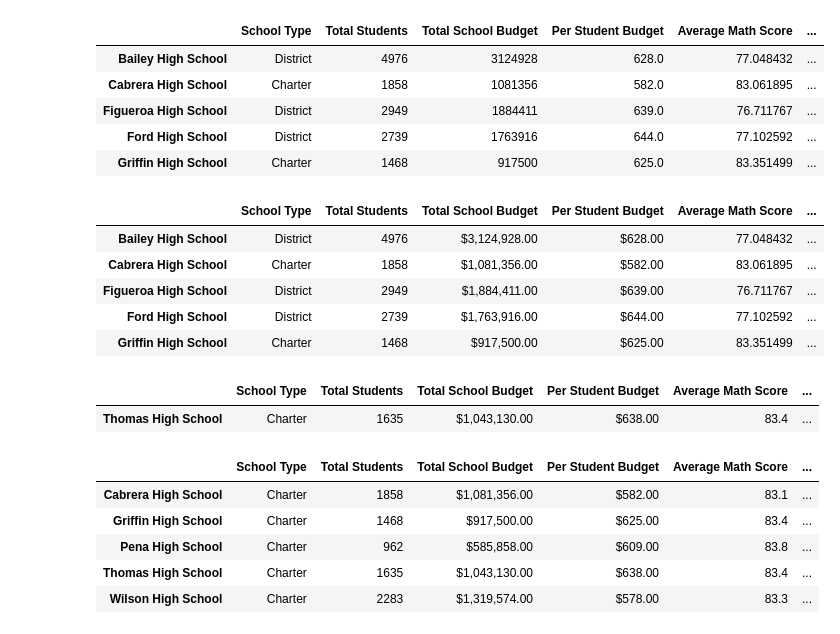
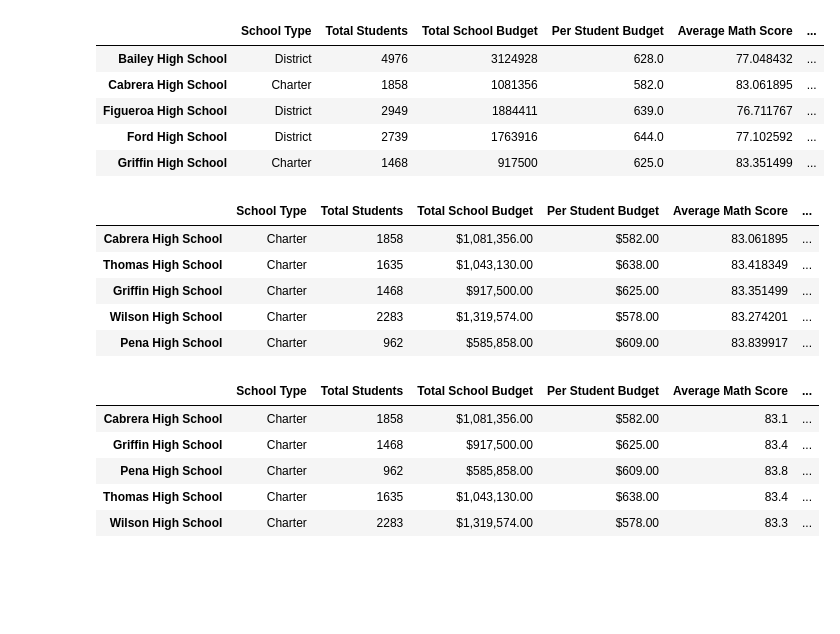
Before and after one commit to cedoula/School_District_Analysis, a Jupyter notebook: PyCitySchools.ipynb, the cells around one changed output. Saved outputs shown, nothing was run; the diff lists cells and outputs as text; code cells hidden in the pictures; blank space fills up the shorter version.

```diff
--- a/PyCitySchools.ipynb
+++ b/PyCitySchools.ipynb
@@ -935,17 +935,17 @@ per_school_summary_df.head()
 # %%
 # Format the Total School Budget and the Per Student Budget columns.
 per_school_summary_df["Total School Budget"] = per_school_summary_df["Total School Budget"].map("${:,.2f}".format)
 per_school_summary_df["Per Student Budget"] = per_school_summary_df["Per Student Budget"].map("${:,.2f}".format)
 
 # Display the data frame
-per_school_summary_df.head()
+per_school_summary_df.sort_values(["% Overall Passing"], ascending=False).head()
 # %% [output]
 |  | School Type | Total Students | Total School Budget | Per Student Budget | Average Math Score | ... |
-| Bailey High School | District | 4976 | $3,124,928.00 | $628.00 | 77.048432 | ... |
 | Cabrera High School | Charter | 1858 | $1,081,356.00 | $582.00 | 83.061895 | ... |
-| Figueroa High School | District | 2949 | $1,884,411.00 | $639.00 | 76.711767 | ... |
-| Ford High School | District | 2739 | $1,763,916.00 | $644.00 | 77.102592 | ... |
+| Thomas High School | Charter | 1635 | $1,043,130.00 | $638.00 | 83.418349 | ... |
 | Griffin High School | Charter | 1468 | $917,500.00 | $625.00 | 83.351499 | ... |
+| Wilson High School | Charter | 2283 | $1,319,574.00 | $578.00 | 83.274201 | ... |
+| Pena High School | Charter | 962 | $585,858.00 | $609.00 | 83.839917 | ... |
 # %%
 # Format the other columns
 per_school_summary_df["Average Math Score"] = per_school_summary_df["Average Math Score"].map("{:.1f}".format)
@@ -957,11 +957,6 @@ per_school_summary_df["% Passing Math"] = per_school_summary_df["% Passing Math"
 per_school_summary_df["% Passing Reading"] = per_school_summary_df["% Passing Reading"].map("{:.0f}".format)
 
 per_school_summary_df["% Overall Passing"] = per_school_summary_df["% Overall Passing"].map("{:.0f}".format)
-
-per_school_summary_df[per_school_summary_df.index == "Thomas High School"]
-# %% [output]
-|  | School Type | Total Students | Total School Budget | Per Student Budget | Average Math Score | ... |
-| Thomas High School | Charter | 1635 | $1,043,130.00 | $638.00 | 83.4 | ... |
 # %%
 # Sort and show top five schools.
 top_schools = per_school_summary_df.sort_values(["% Overall Passing"], ascending=False)
```
Also changed, not shown: 1 other file.
